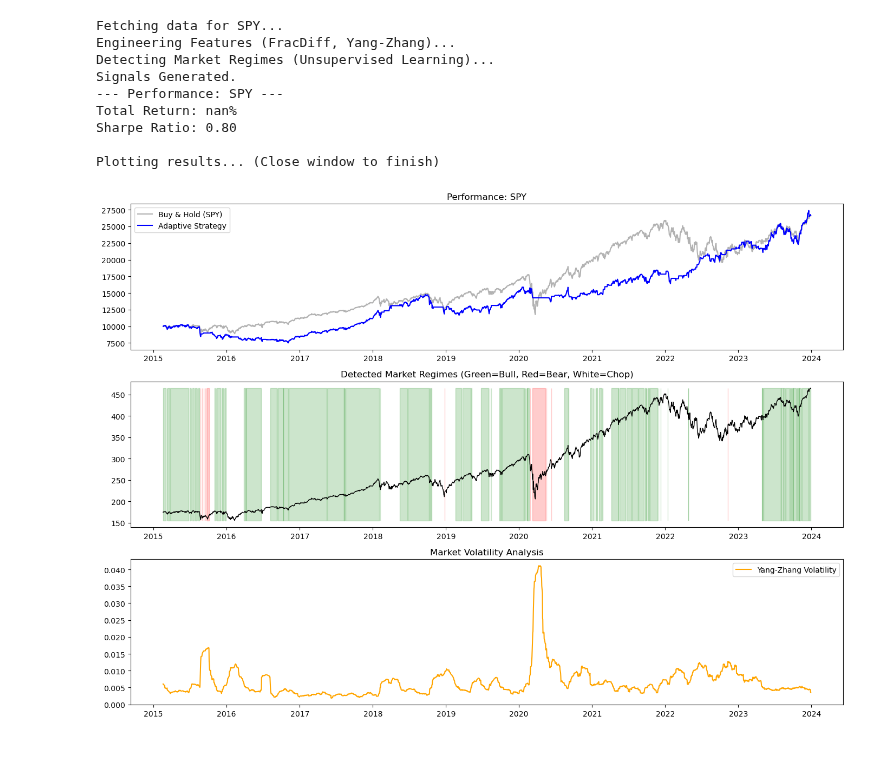
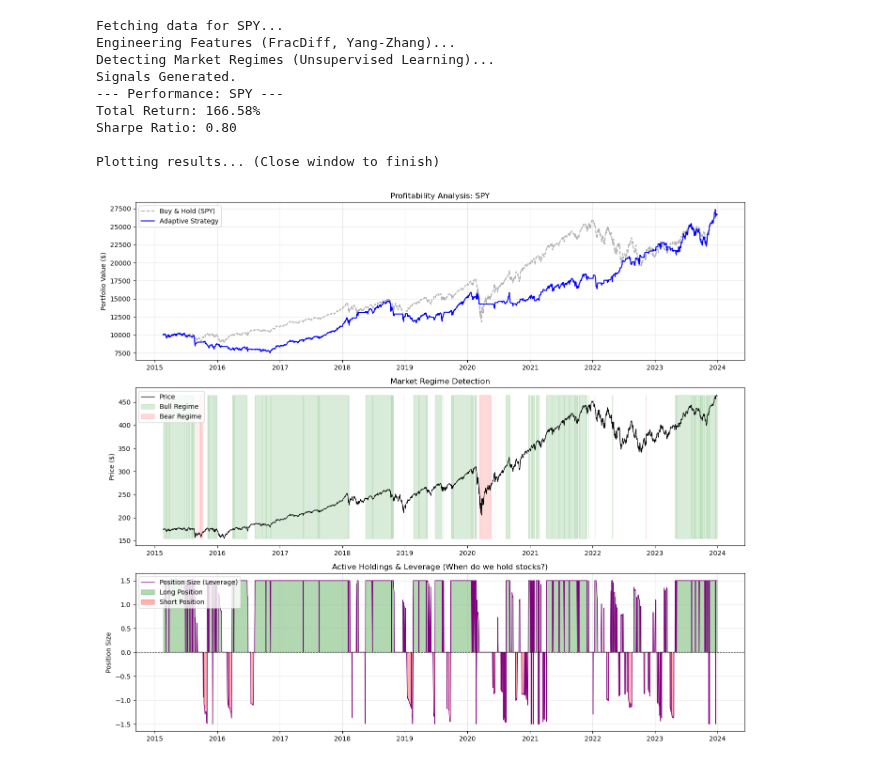
Before and after one commit to gitmichaelqiu/TradingStrategy, a Jupyter notebook: AdaptiveRegimeStrategy.ipynb, the cells around one changed output. Saved outputs shown, nothing was run; the diff lists cells and outputs as text; code cells hidden in the pictures.

Commit message:
Add graphs of the time the stocks are held

```diff
--- a/AdaptiveRegimeStrategy.ipynb
+++ b/AdaptiveRegimeStrategy.ipynb
@@ -190,7 +190,14 @@ class Strategy(ABC):
             raise ValueError("Signals not generated yet.")
 
         df = self.data.copy()
+
+        # Calculate Strategy Returns
+        # We shift the signal by 1 because we trade at the Open/Close of the NEXT day based on TODAY's signal
         df['Strategy_Returns'] = df['Signal'].shift(1) * df['Returns']
+
+        # FIX: Fill NaN at the start (caused by shift) with 0 to prevent propagation of NaNs in cumprod
+        df['Strategy_Returns'].fillna(0, inplace=True)
+        df['Returns'].fillna(0, inplace=True)
 
         # Cumulative Returns
         df['Cumulative_Market'] = (1 + df['Returns']).cumprod() * initial_capital
@@ -276,37 +283,47 @@ class AdaptiveRegimeStrategy(Strategy):
         print("Signals Generated.")
 
     def plot_results(self):
-        plt.figure(figsize=(14, 10))
+        plt.figure(figsize=(14, 12))
 
-        # Subplot 1: Cumulative Returns
+        # Subplot 1: Cumulative Returns (Equity Curve)
         ax1 = plt.subplot(3, 1, 1)
-        ax1.plot(self.results['Cumulative_Market'], label='Buy & Hold (SPY)', color='gray', alpha=0.6)
-        ax1.plot(self.results['Cumulative_Strategy'], label='Adaptive Strategy', color='blue')
-        ax1.set_title(f"Performance: {self.ticker}")
+        ax1.plot(self.results['Cumulative_Market'], label='Buy & Hold (SPY)', color='gray', alpha=0.6, linestyle='--')
+        ax1.plot(self.results['Cumulative_Strategy'], label='Adaptive Strategy', color='blue', linewidth=1.5)
+        ax1.set_title(f"Profitability Analysis: {self.ticker}")
+        ax1.set_ylabel("Portfolio Value ($)")
         ax1.legend()
+        ax1.grid(True, alpha=0.3)
 
         # Subplot 2: Regimes
         ax2 = plt.subplot(3, 1, 2, sharex=ax1)
-        # Create a colored background for regimes
         prices = self.data['Adj Close']
-
-        # Helper to fill regions
         y_min, y_max = prices.min(), prices.max()
 
-        # Masking for regimes
         bull_mask = self.data['Regime_Label'] == 1
         bear_mask = self.data['Regime_Label'] == -1
 
-        ax2.plot(prices, color='black', linewidth=1)
-        ax2.fill_between(self.data.index, y_min, y_max, where=bull_mask, color='green', alpha=0.2, label='Bull Regime')
-        ax2.fill_between(self.data.index, y_min, y_max, where=bear_mask, color='red', alpha=0.2, label='Bear Regime')
-        ax2.set_title("Detected Market Regimes (Green=Bull, Red=Bear, White=Chop)")
+        ax2.plot(prices, color='black', linewidth=1, label='Price')
+        ax2.fill_between(self.data.index, y_min, y_max, where=bull_mask, color='green', alpha=0.15, label='Bull Regime')
+        ax2.fill_between(self.data.index, y_min, y_max, where=bear_mask, color='red', alpha=0.15, label='Bear Regime')
+        ax2.set_title("Market Regime Detection")
+        ax2.set_ylabel("Price ($)")
+        ax2.legend(loc='upper left')
 
-        # Subplot 3: Volatility
+        # Subplot 3: Strategy Holdings (Signals)
         ax3 = plt.subplot(3, 1, 3, sharex=ax1)
-        ax3.plot(self.data['Volatility'], color='orange', label='Yang-Zhang Volatility')
-        ax3.set_title("Market Volatility Analysis")
-        ax3.legend()
+
+        # Plot the raw signal to show Long (Positive), Short (Negative), Neutral (Zero)
+        # We fill the area to make it obvious when we are holding.
+        signal = self.data['Signal']
+        ax3.plot(signal, color='purple', linewidth=1, label='Position Size (Leverage)')
+        ax3.fill_between(signal.index, signal, 0, where=(signal > 0), color='green', alpha=0.3, label='Long Position')
+        ax3.fill_between(signal.index, signal, 0, where=(signal < 0), color='red', alpha=0.3, label='Short Position')
+
+        ax3.axhline(0, color='black', linestyle='--', linewidth=0.8)
+        ax3.set_title("Active Holdings & Leverage (When do we hold stocks?)")
+        ax3.set_ylabel("Position Size")
+        ax3.legend(loc='upper left')
+        ax3.grid(True, alpha=0.3)
 
         plt.tight_layout()
         plt.show()
@@ -320,32 +337,32 @@ if __name__ == "__main__":
     TICKER = "SPY"
     START = "2015-01-01"
     END = "2024-01-01"
 
     # Instantiate Strategy
     strategy = AdaptiveRegimeStrategy(TICKER, START, END)
 
     # Workflow
     try:
         strategy.fetch_data()
         strategy.generate_signals()
         strategy.run_backtest()
         strategy.performance_metrics()
 
         # Visualization
         print("\nPlotting results... (Close window to finish)")
         strategy.plot_results()
 
     except Exception as e:
         print(f"An error occurred during execution: {e}")
         print("Ensure you have an active internet connection for yfinance.")
 # %% [output]
 Fetching data for SPY...
 Engineering Features (FracDiff, Yang-Zhang)...
 Detecting Market Regimes (Unsupervised Learning)...
 Signals Generated.
 --- Performance: SPY ---
-Total Return: nan%
+Total Return: 166.58%
 Sharpe Ratio: 0.80
 
 Plotting results... (Close window to finish)
-[figure, old version]
+[figure, new version]
```
